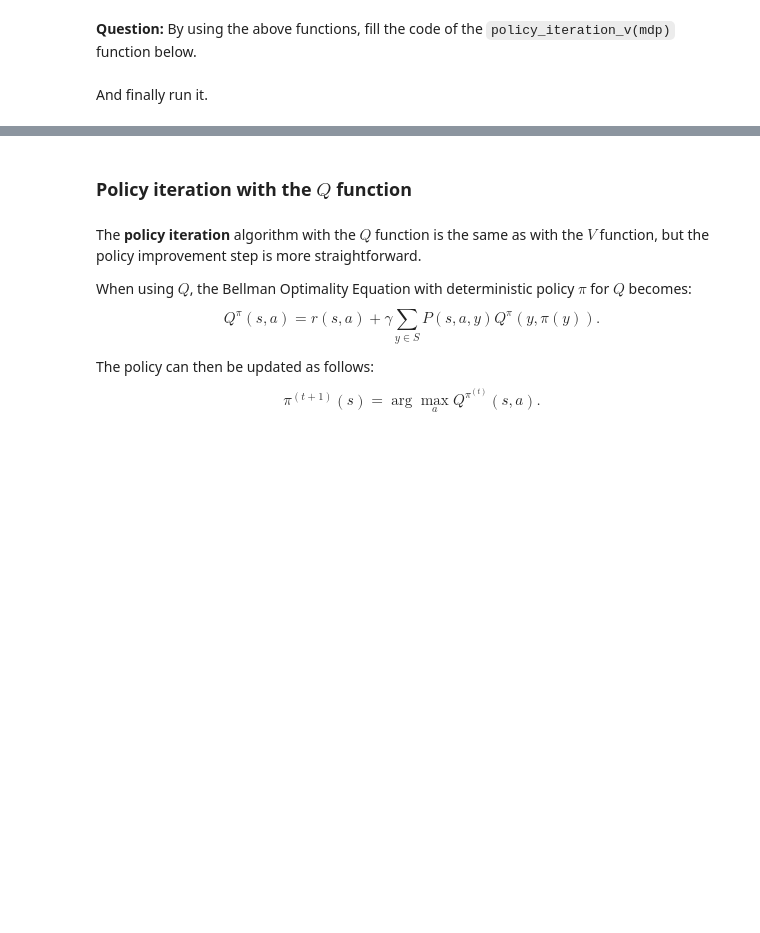
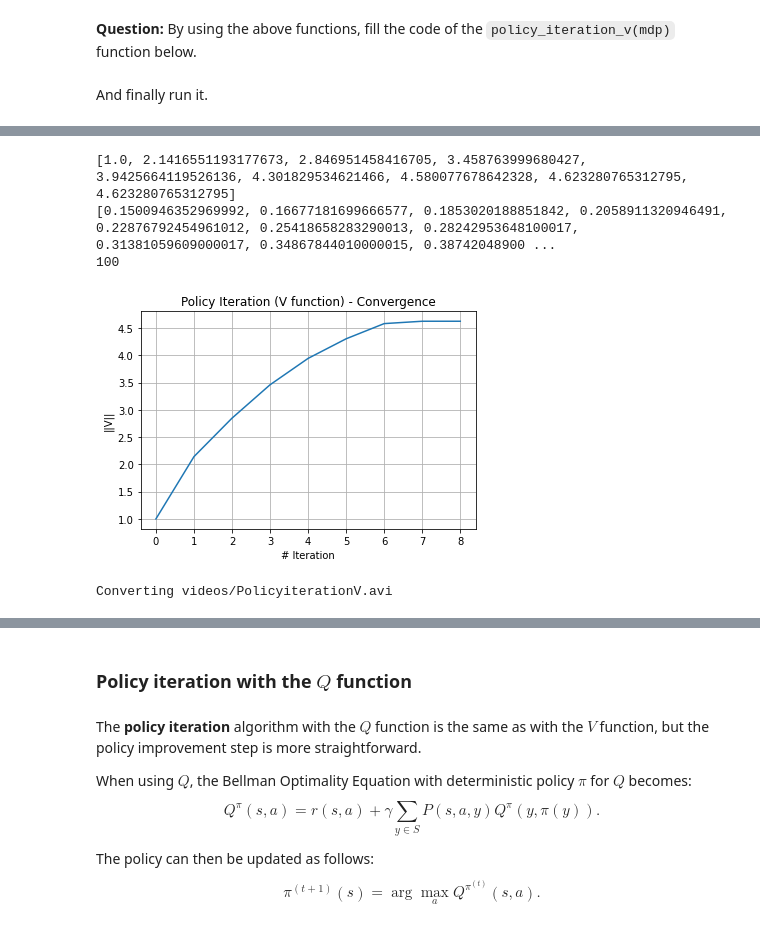
Before and after one commit to MikFerrari/SMLHF_GoogleColabs, a Jupyter notebook: 2021_10_05_TP1_dynamic_programming_lab.ipynb, the cells around one changed output, grey strips where cells are left out. Cells and saved outputs as stored; diff of their text form; code cells hidden in the pictures; blank space fills up the shorter version.

```diff
--- a/2021_10_05_TP1_dynamic_programming_lab.ipynb
+++ b/2021_10_05_TP1_dynamic_programming_lab.ipynb
@@ -390,0 +483,19 @@ Converting videos/PolicyiterationV.avi
+# %%
+print(v_list)
+print([item for item in v])
+print(len(v))
+
+plt.plot(v_list)
+plt.grid()
+plt.title('Policy Iteration (V function) - Convergence')
+plt.xlabel('# Iteration')
+plt.ylabel('||V||')
+plt.show()
+
+show_videos("videos/", prefix="PolicyiterationV")
+# %% [output]
+[1.0, 2.1416551193177673, 2.846951458416705, 3.458763999680427, 3.9425664119526136, 4.301829534621466, 4.580077678642328, 4.623280765312795, 4.623280765312795]
+[0.1500946352969992, 0.16677181699666577, 0.1853020188851842, 0.2058911320946491, 0.22876792454961012, 0.25418658283290013, 0.28242953648100017, 0.31381059609000017, 0.34867844010000015, 0.38742048900 ...
+100
+[figure, added]
+Converting videos/PolicyiterationV.avi
```
Also changed, not shown: parts of 35 cells of this notebook.
